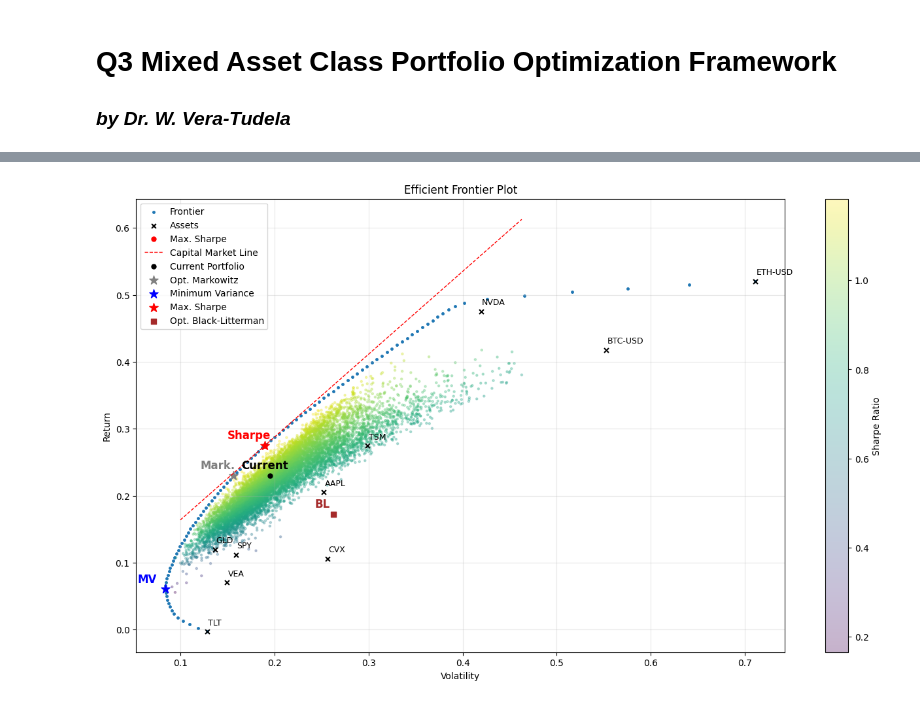
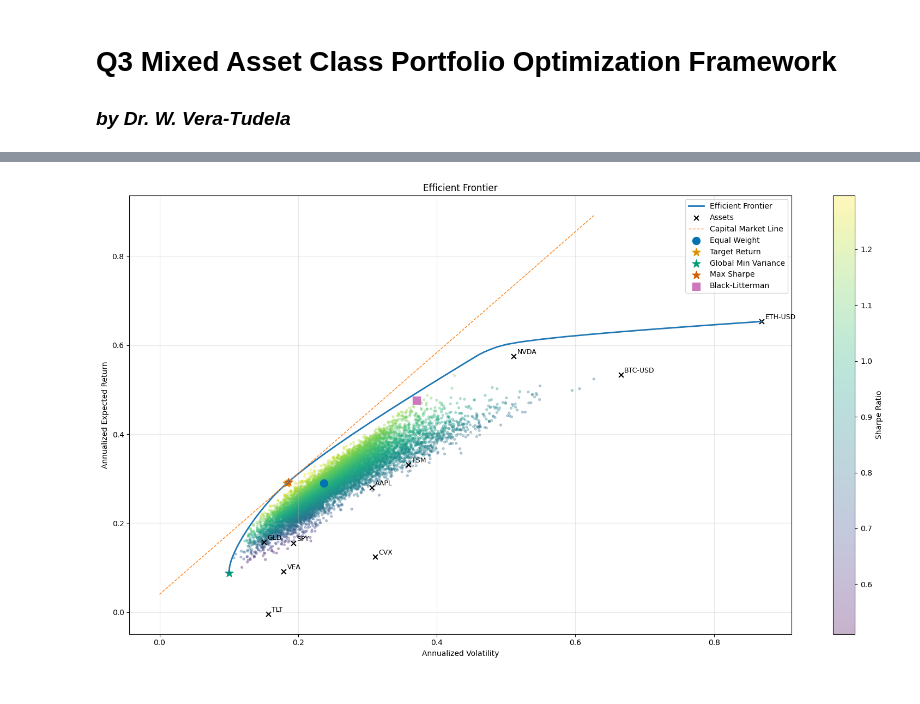
Before and after one commit to wveratudela/quant-research, a Jupyter notebook: Q3_mixed_asset_portfolio/Q3_notebook.ipynb, the cells around one changed output, grey strips where cells are left out. Drawn from its saved outputs; the diff is of its cells as text; code cells hidden in the pictures.

```diff
--- a/Q3_mixed_asset_portfolio/Q3_notebook.ipynb
+++ b/Q3_mixed_asset_portfolio/Q3_notebook.ipynb
@@ -187,15 +262,31 @@ frontier_volatilities, frontier_returns, frontier_weights = frontier_optimizer(m
 # %%
 n_simulations = 10_000
-sim_returns, sim_vols, sim_sharpes = [], [], []
+rf = 0.04
+np.random.seed(42)
+
+sim_returns = []
+sim_vols = []
+sim_sharpes = []
+sim_weights = []
 
 for _ in range(n_simulations):
+
     w = np.random.dirichlet(np.ones(len(assets)))
+
     r = portfolio_return(w, mu_annual)
+
     v = portfolio_volatility(w, cov_annual)
-    s = (r - 0.04) / v
+
+    s = (
+        (r - rf) / v
+        if v > 0
+        else np.nan
+    )
+
     sim_returns.append(r)
     sim_vols.append(v)
     sim_sharpes.append(s)
+    sim_weights.append(w)
 # %% [markdown]
 ## 5. Key Portfolios
 
@@ -374,45 +554,52 @@ Three main plots are shown summarizing our findings:
 # %%
+ret_bl_hist = portfolio_return(w_bl, mu_annual)
+
 plt.figure(figsize=(16, 9))
 colors = sns.color_palette("colorblind")
 
-plt.scatter(frontier_volatilities, frontier_returns, s=25, marker='.', label='Frontier')
+# Efficient frontier
+plt.plot(frontier_volatilities, frontier_returns, linewidth=2, label="Efficient Frontier")
 
-plt.scatter(sim_vols, sim_returns, c=sim_sharpes, cmap='viridis', alpha=0.3, s=5)
-plt.colorbar(label='Sharpe Ratio')
+# Random portfolios
+scatter = plt.scatter(sim_vols, sim_returns, c=sim_sharpes, cmap="viridis", alpha=0.3, s=8)
+plt.colorbar(scatter, label="Sharpe Ratio")
 
-plt.scatter(sigma_annual, mu_annual, s=25, c='k', marker='x', label='Assets')
+# Individual assets
+plt.scatter(sigma_annual, mu_annual, s=40, color="black", marker="x", label="Assets")
+
 for asset in assets:
-    plt.annotate(asset, (sigma_annual[asset]+0.001, mu_annual[asset]+0.01),fontsize=9, c='k')
+    plt.annotate(asset, (sigma_annual[asset] + 0.005, mu_annual[asset] + 0.005), fontsize=9)
 
-plt.scatter(sharpe_vol, sharpe_ret, s=25, c='r', marker='o', label='Max. Sharpe')
+# Capital Market Line
+cml_x = np.linspace(0, max(sim_vols), 100)
+cml_y = (rf + sharpe_max * cml_x)
 
-# CML: from (0, rf) through (sharpe_vol, sharpe_ret)
-cml_x = np.linspace(0.1, max(sim_vols), 100)
-cml_y = 0.04 + (sharpe_ret - 0.04) / sharpe_vol * cml_x
-plt.plot(cml_x, cml_y, 'r--', linewidth=1, label='Capital Market Line')
+plt.plot( cml_x, cml_y, linestyle="--", linewidth=1, label="Capital Market Line")
 
-plt.scatter(vol_equal, ret_equal, s=100, c='k', marker='.', label='Current Portfolio')
-plt.annotate('Current', (vol_equal-0.03, ret_equal+0.01),fontweight='bold',fontsize=12, color='k')
+# Equal-weight portfolio
+plt.scatter(vol_equal, ret_equal, s=100, marker="o", color=colors[0], label="Equal Weight")
 
-plt.scatter(vol_optimized, ret_equal, s=100, c='gray', marker='*', label='Opt. Markowitz')
-plt.annotate('Mark.', (vol_optimized-0.035, ret_equal+0.01),fontweight='bold',fontsize=12, color='gray')
+# Target-return minimum-variance portfolio
+plt.scatter(vol_optimized, ret_optimized, s=120, marker="*", color=colors[1], label="Target Return")
 
-plt.scatter(min_vol, min_ret, s=100, c='b', marker='*', label='Minimum Variance')
-plt.annotate('MV', (min_vol-0.03, min_ret+0.01),fontweight='bold',fontsize=12, color='b')
+# Global minimum-variance portfolio
+plt.scatter(vol_min, ret_min, s=120, marker="*", color=colors[2], label="Global Min Variance")
 
-plt.scatter(sharpe_vol, sharpe_ret, s=100, c='r', marker='*', label='Max. Sharpe')
-plt.annotate('Sharpe', (sharpe_vol-0.04, sharpe_ret+0.01),fontweight='bold',fontsize=12, color='r')
+# Maximum-Sharpe portfolio
+plt.scatter(vol_max_sharpe, ret_max_sharpe, s=120, marker="*", color=colors[3], label="Max Sharpe")
 
-plt.scatter(vol_optimized_BL, ret_market, s=40, c='brown', marker='s', label='Opt. Black-Litterman')
-plt.annotate('BL', (vol_optimized_BL-0.02, ret_market+0.01),fontweight='bold',fontsize=12, color='brown')
+# Black-Litterman allocation,
+# evaluated using historical moments for comparability
+plt.scatter(vol_bl, ret_bl_hist, s=100, marker="s", color=colors[4], label="Black-Litterman")
 
 plt.grid(True, alpha=0.3)
-plt.xlabel('Volatility')
-plt.ylabel('Return')
+plt.xlabel("Annualized Volatility")
+plt.ylabel("Annualized Expected Return")
+plt.title("Efficient Frontier")
 plt.legend()
 
-plt.title('Efficient Frontier Plot')
+plt.tight_layout()
 plt.show()
 # %% [output]
-[figure, old version]
+[figure, new version]
 # %%
```
Also changed, not shown: parts of 25 cells of this notebook, 24 other files.
